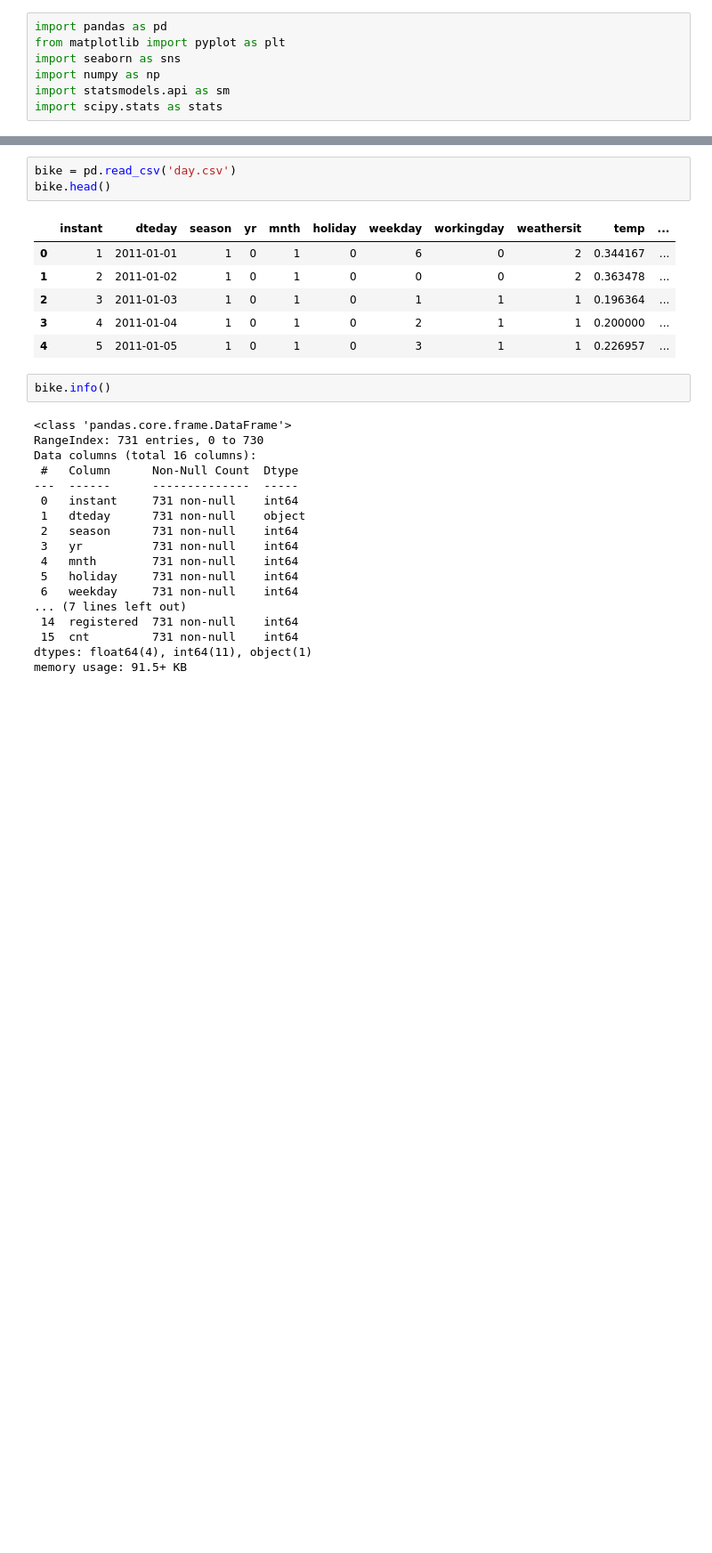
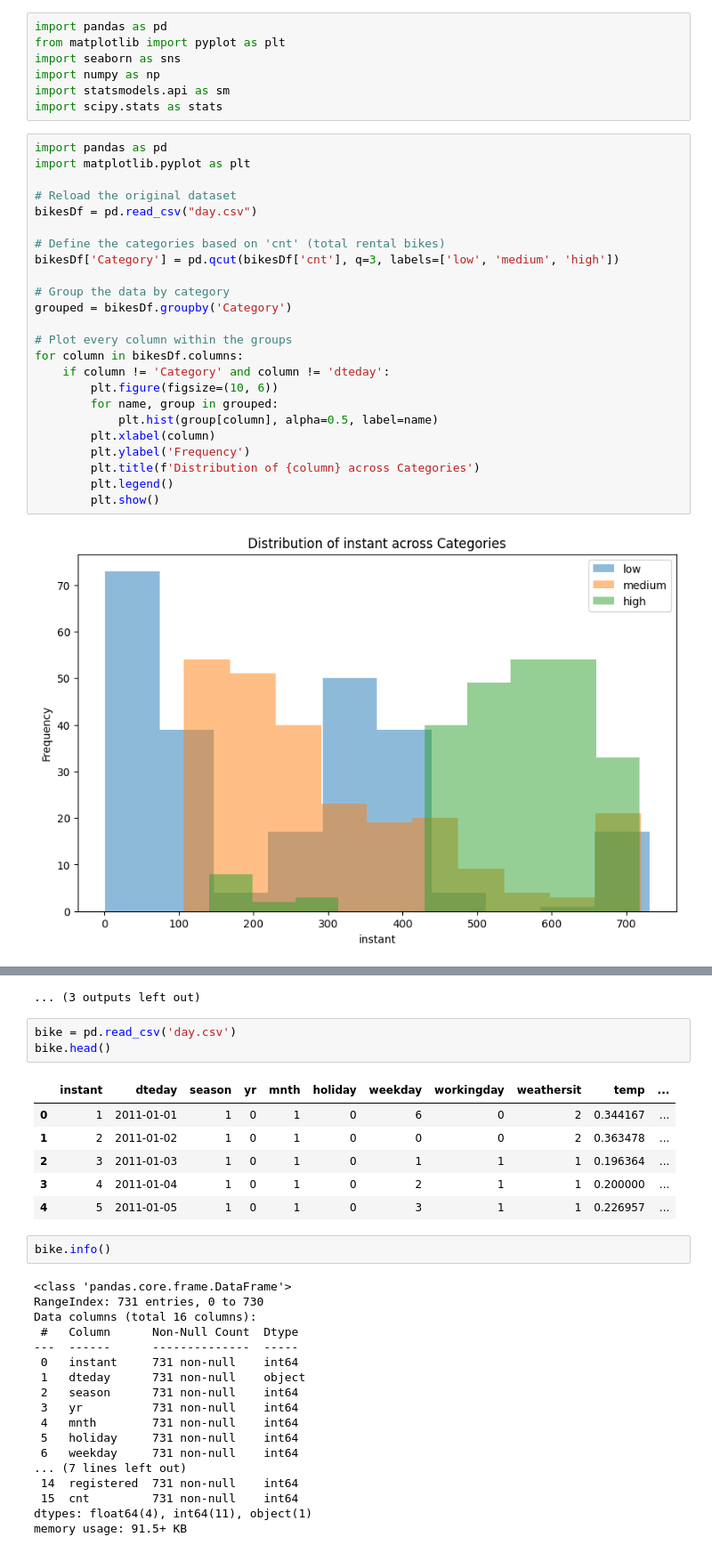
Before and after one commit to vern3432/DM2_P_Varano_Kunz_Leighton, a Jupyter notebook: exploratory.ipynb, the cells around one changed output, grey strips where cells are left out. Shown at 89% size. Cells and saved outputs as stored; diff of their text form; blank space fills up the shorter version.

```diff
--- a/exploratory.ipynb
+++ b/exploratory.ipynb
@@ -5,3 +5,29 @@ import seaborn as sns
 import numpy as np
 import statsmodels.api as sm
 import scipy.stats as stats
+# %%
+import pandas as pd
+import matplotlib.pyplot as plt
+
+# Reload the original dataset
+bikesDf = pd.read_csv("day.csv")
+
+# Define the categories based on 'cnt' (total rental bikes)
+bikesDf['Category'] = pd.qcut(bikesDf['cnt'], q=3, labels=['low', 'medium', 'high'])
+
+# Group the data by category
+grouped = bikesDf.groupby('Category')
+
+# Plot every column within the groups
+for column in bikesDf.columns:
+    if column != 'Category' and column != 'dteday':
+        plt.figure(figsize=(10, 6))
+        for name, group in grouped:
+            plt.hist(group[column], alpha=0.5, label=name)
+        plt.xlabel(column)
+        plt.ylabel('Frequency')
+        plt.title(f'Distribution of {column} across Categories')
+        plt.legend()
+        plt.show()
+# %% [output]
+[figure, added]
@@ -8,3 +45,4 @@ import scipy.stats as stats
+... (3 outputs left out)
 # %%
 bike = pd.read_csv('day.csv')
 bike.head()
```
Also changed, not shown: parts of 1 cell of this notebook, 1 other file.
